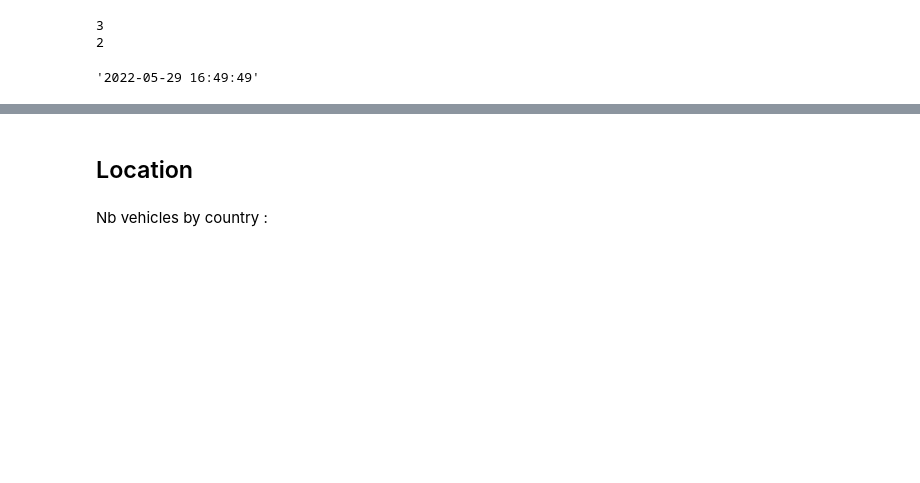
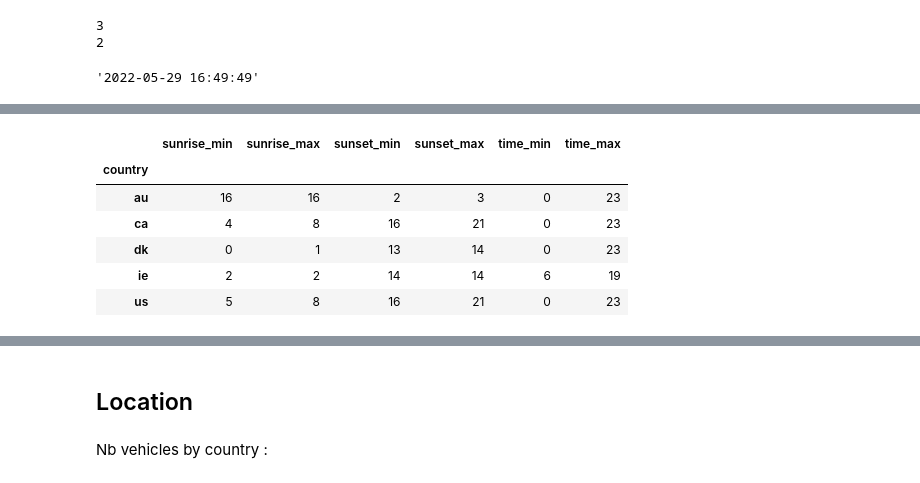
Before and after one commit to jeugregg/transport-risk-mitigation, a Jupyter notebook: 01_Exploration.ipynb, the cells around one changed output, grey strips where cells are left out. Saved outputs shown, nothing was run; the diff lists cells and outputs as text; code cells hidden in the pictures; blank space fills up the shorter version.

```diff
--- a/01_Exploration.ipynb
+++ b/01_Exploration.ipynb
@@ -406,0 +415,17 @@ df[df["country"] == "au"]["sunrise"].max()
+# %%
+df[["country","sunrise", "sunset", "timestamp"]].groupby("country").agg(
+    sunrise_min = ("sunrise", lambda x: x.astype(np.datetime64).dt.hour.min()),
+    sunrise_max = ("sunrise", lambda x: x.astype(np.datetime64).dt.hour.max()),
+    sunset_min = ("sunset", lambda x: x.astype(np.datetime64).dt.hour.min()),
+    sunset_max = ("sunset", lambda x: x.astype(np.datetime64).dt.hour.max()),
+    time_min = ("timestamp", lambda x: x.astype(np.datetime64).dt.hour.min()),
+    time_max = ("timestamp", lambda x: x.astype(np.datetime64).dt.hour.max()),
+)
+# %% [output]
+|  | sunrise_min | sunrise_max | sunset_min | sunset_max | time_min | time_max |
+| country |  |  |  |  |  |  |
+| au | 16 | 16 | 2 | 3 | 0 | 23 |
+| ca | 4 | 8 | 16 | 21 | 0 | 23 |
+| dk | 0 | 1 | 13 | 14 | 0 | 23 |
+| ie | 2 | 2 | 14 | 14 | 6 | 19 |
+| us | 5 | 8 | 16 | 21 | 0 | 23 |
```
Also changed, not shown: parts of 13 cells of this notebook.
